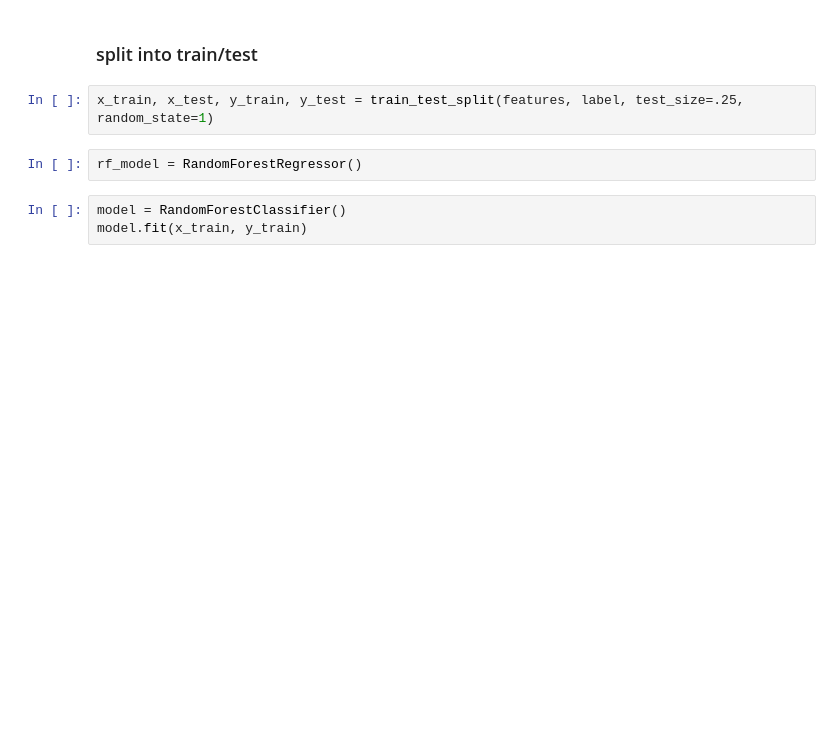
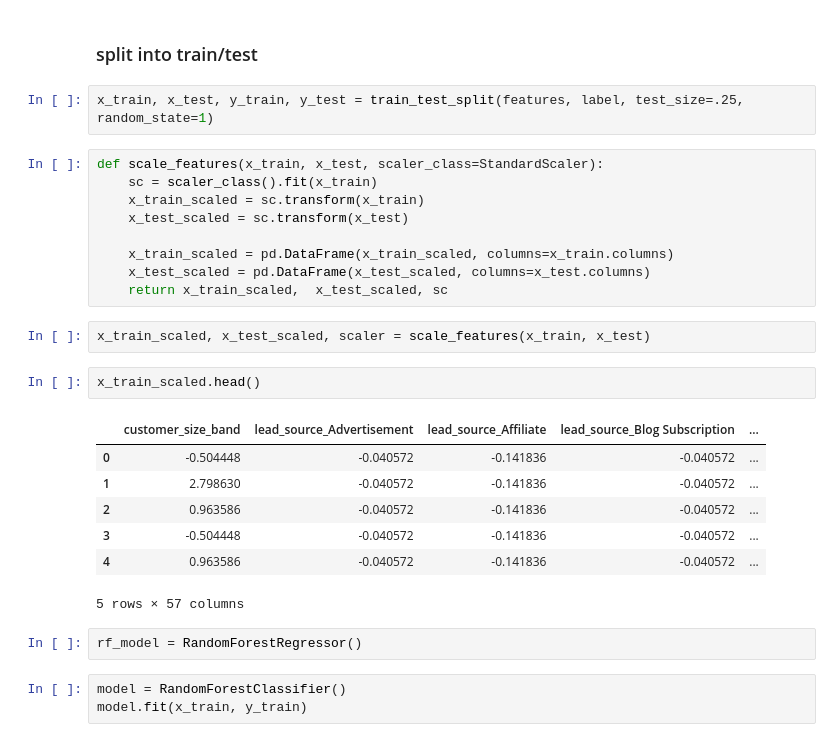
Before and after one commit to YiLuo829/hackathon, a Jupyter notebook: Pipeline.ipynb, the cells around one changed output. Cells and saved outputs as stored; diff of their text form; blank space fills up the shorter version.

```diff
--- a/Pipeline.ipynb
+++ b/Pipeline.ipynb
@@ -128,6 +129,27 @@ features.head()
 ### split into train/test
 # %%
 x_train, x_test, y_train, y_test = train_test_split(features, label, test_size=.25, random_state=1)
+# %%
+def scale_features(x_train, x_test, scaler_class=StandardScaler):
+    sc = scaler_class().fit(x_train)
+    x_train_scaled = sc.transform(x_train)
+    x_test_scaled = sc.transform(x_test)
+
+    x_train_scaled = pd.DataFrame(x_train_scaled, columns=x_train.columns)
+    x_test_scaled = pd.DataFrame(x_test_scaled, columns=x_test.columns)
+    return x_train_scaled,  x_test_scaled, sc
+# %%
+x_train_scaled, x_test_scaled, scaler = scale_features(x_train, x_test)
+# %%
+x_train_scaled.head()
+# %% [output]
+|  | customer_size_band | lead_source_Advertisement | lead_source_Affiliate | lead_source_Blog Subscription | ... |
+| 0 | -0.504448 | -0.040572 | -0.141836 | -0.040572 | ... |
+| 1 | 2.798630 | -0.040572 | -0.141836 | -0.040572 | ... |
+| 2 | 0.963586 | -0.040572 | -0.141836 | -0.040572 | ... |
+| 3 | -0.504448 | -0.040572 | -0.141836 | -0.040572 | ... |
+| 4 | 0.963586 | -0.040572 | -0.141836 | -0.040572 | ... |
+5 rows × 57 columns
 # %%
 rf_model = RandomForestRegressor()
 # %%
```
Also changed, not shown: parts of 8 cells of this notebook.
